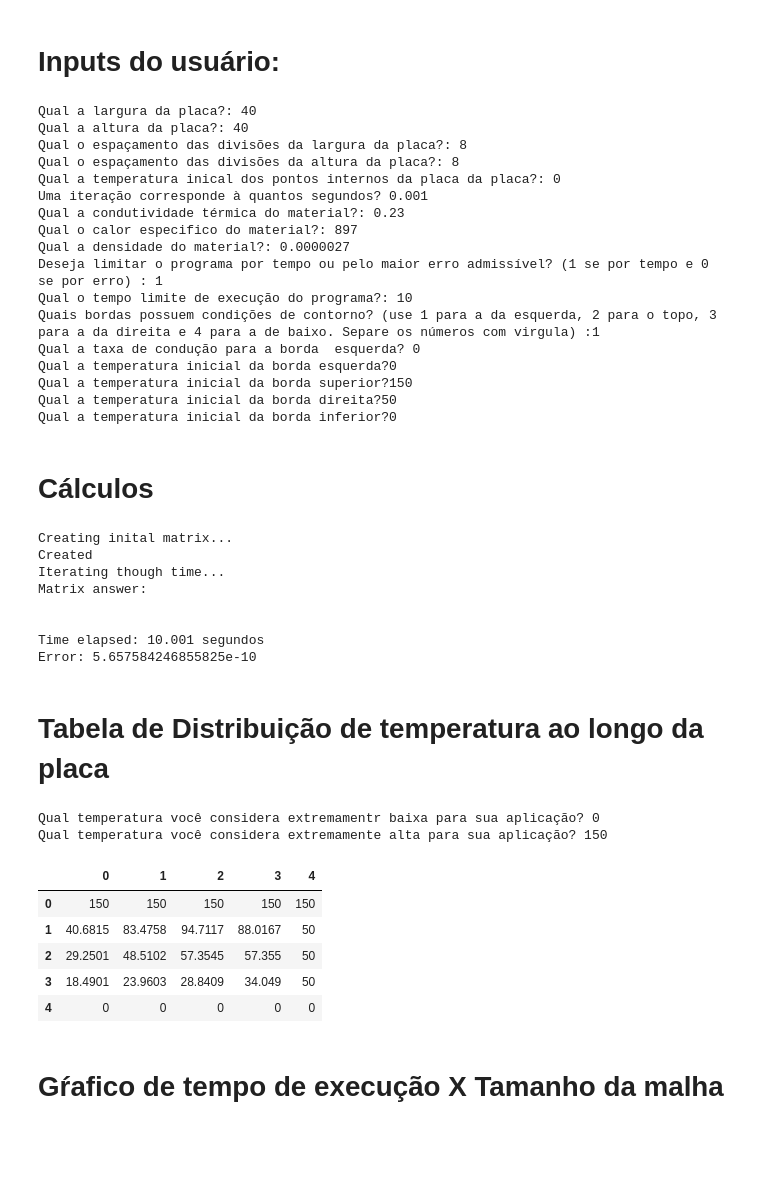
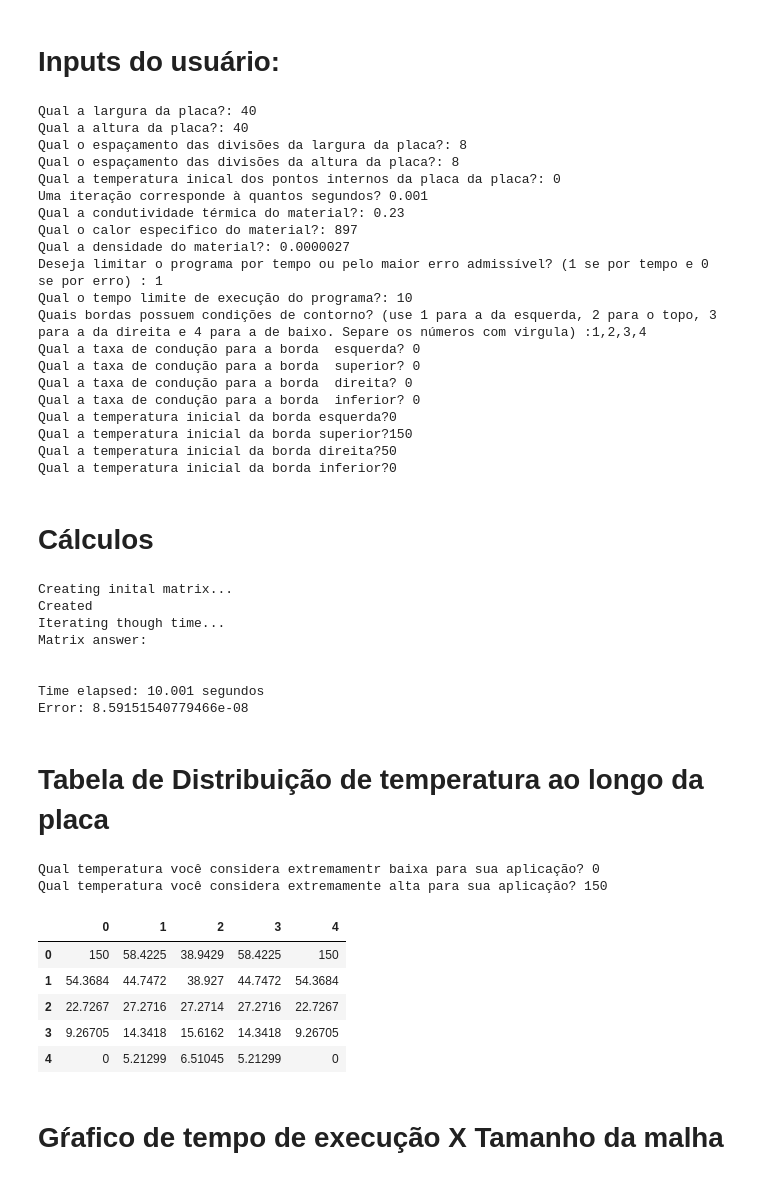
Before and after one commit to chends888/MecSolTransCal-Projetos, a Jupyter notebook: heat/Untitled.ipynb, the cells around one changed output. Cells and saved outputs as stored; diff of their text form; code cells hidden in the pictures; blank space fills up the shorter version.

```diff
--- a/heat/Untitled.ipynb
+++ b/heat/Untitled.ipynb
@@ -21,9 +21,9 @@ density = float(input("Qual a densidade do material?: ")) #2.7 * 10**-6
 alfa = ct/(ce*density) #9.4967 * 10**(-5)
 isByTime = int(input("Deseja limitar o programa por tempo ou pelo maior erro admissível? (1 se por tempo e 0 se por erro) : "))
 if isByTime:
-    maxTimeCalculating = int(input("Qual o tempo limite de execução do programa?: "))#10 #in seconds (só deveria ser pedido para usuario, se o isByTime for True)
+    maxTimeCalculating = float(input("Qual o tempo limite de execução do programa?: "))#10 #in seconds (só deveria ser pedido para usuario, se o isByTime for True)
 else :
-    toleranciaAdmissivel = int(input("Qual o maior erro aceitável?: ")) #0.005 # só deveria ser pedido para usuario, se o isByTime for False
+    toleranciaAdmissivel = float(input("Qual o maior erro aceitável?: ")) #0.005 # só deveria ser pedido para usuario, se o isByTime for False
 whichBorders =  input("Quais bordas possuem condições de contorno? (use 1 para a da esquerda, 2 para o topo, 3 para a da direita e 4 para a de baixo. Separe os números com virgula) :")
 whichBorders = whichBorders.split(',')
 newWhichBorders = [] # numbers from 1 to 4
@@ -57,8 +57,11 @@ Qual o calor especifico do material?: 897
 Qual a densidade do material?: 0.0000027
 Deseja limitar o programa por tempo ou pelo maior erro admissível? (1 se por tempo e 0 se por erro) : 1
 Qual o tempo limite de execução do programa?: 10
-Quais bordas possuem condições de contorno? (use 1 para a da esquerda, 2 para o topo, 3 para a da direita e 4 para a de baixo. Separe os números com virgula) :1
+Quais bordas possuem condições de contorno? (use 1 para a da esquerda, 2 para o topo, 3 para a da direita e 4 para a de baixo. Separe os números com virgula) :1,2,3,4
 Qual a taxa de condução para a borda  esquerda? 0
+Qual a taxa de condução para a borda  superior? 0
+Qual a taxa de condução para a borda  direita? 0
+Qual a taxa de condução para a borda  inferior? 0
 Qual a temperatura inicial da borda esquerda?0
 Qual a temperatura inicial da borda superior?150
 Qual a temperatura inicial da borda direita?50
@@ -123,16 +126,16 @@ while(condition):
                 matrizDeTemp[i][j] = np.float128(Fo * (matrizDeTemp[i+1][j] + matrizDeTemp[i-1][j] + matrizDeTemp[i][j+1] + matrizDeTemp[i][j-1])) + (1 - 4*Fo)*matrizDeTemp[i][j]
             else:
                 if((j==0 and 1 in whichBorders) and (i != 0 and i != xPointsLength-1)):
-                     matrizDeTemp[i][j] = np.float128(Fo * (matrizDeTemp[i+1][j] + 2*deltaX*bordersFlowValue[0] + matrizDeTemp[i][j+1] + matrizDeTemp[i][j-1])) + (1 - 4*Fo)*matrizDeTemp[i][j]
+                     matrizDeTemp[i][j] = np.float128(Fo * (matrizDeTemp[i+1][j] + matrizDeTemp[i-1][j] + matrizDeTemp[i][j+1] + 2*deltaX*bordersFlowValue[0])) + (1 - 4*Fo)*matrizDeTemp[i][j]
 
                 elif((j==yPointsLength-1 and 3 in whichBorders) and (i != 0 and i != xPointsLength-1)):
-                     matrizDeTemp[i][j] = np.float128(Fo * (2*deltaX*bordersFlowValue[2] + matrizDeTemp[i-1][j] + matrizDeTemp[i][j+1] + matrizDeTemp[i][j-1])) + (1 - 4*Fo)*matrizDeTemp[i][j]
+                    matrizDeTemp[i][j] = np.float128(Fo * (matrizDeTemp[i+1][j] + matrizDeTemp[i-1][j] + 2*deltaX*bordersFlowValue[2] + matrizDeTemp[i][j-1])) + (1 - 4*Fo)*matrizDeTemp[i][j]
 
-                elif((i==0 and 4 in whichBorders) and (j != 0 and j != yPointsLength-1)):
-                     matrizDeTemp[i][j] = np.float128(Fo * (matrizDeTemp[i+1][j] + matrizDeTemp[i-1][j] + matrizDeTemp[i][j+1] + 2*deltaY*bordersFlowValue[3])) + (1 - 4*Fo)*matrizDeTemp[i][j]
+                elif((i==0 and 2 in whichBorders) and (j != 0 and j != yPointsLength-1)):
+                     matrizDeTemp[i][j] = np.float128(Fo * (matrizDeTemp[i+1][j] + 2*deltaY*bordersFlowValue[1] + matrizDeTemp[i][j+1] + matrizDeTemp[i][j-1])) + (1 - 4*Fo)*matrizDeTemp[i][j]
 
-                elif((i==xPointsLength-1 and 2 in whichBorders) and (j != 0 and j != yPointsLength-1)):
-                     matrizDeTemp[i][j] = np.float128(Fo * (matrizDeTemp[i-1][j] + matrizDeTemp[i-1][j] +  2*deltaY*bordersFlowValue[1] + matrizDeTemp[i][j-1])) + (1 - 4*Fo)*matrizDeTemp[i][j]
+                elif((i==xPointsLength-1 and 4 in whichBorders) and (j != 0 and j != yPointsLength-1)):
+                     matrizDeTemp[i][j] = np.float128(Fo * (2*deltaY*bordersFlowValue[3] + matrizDeTemp[i-1][j] +matrizDeTemp[i][j+1]   + matrizDeTemp[i][j-1])) + (1 - 4*Fo)*matrizDeTemp[i][j]
             if(not isVertix(i,j)):
                 tempnova = matrizDeTemp[i][j]
                 if(tempnova != 0):
@@ -148,7 +151,7 @@ while(condition):
         if (time*deltaTempo > maxTimeCalculating):
             condition = False
     else:
-        condition = maiorTolerancia > tolerânciaAdmissivel
+        condition = maiorTolerancia > toleranciaAdmissivel
 
 
 
@@ -164,7 +167,7 @@ Matrix answer:
 
 
 Time elapsed: 10.001 segundos
-Error: 5.657584246855825e-10
+Error: 8.59151540779466e-08
 # %% [markdown]
 # Tabela de Distribuição de temperatura ao longo da placa
 # %%
@@ -174,46 +177,46 @@ diff = maximum_value_scale - minimun_value_scale
 def colorChoices(val):
     color= None
     if val <= minimun_value_scale:
-        color = '#36C'
+        color = '#01284d'
     if val <= minimun_value_scale + 1*(diff/12):
-        color = '#06C'
+        color = '#0015b2'
     if val <= minimun_value_scale + 2*(diff/12):
-        color = '#3CF'
+        color = '#001eff'
     elif val <= minimun_value_scale + 3*(diff/12):
-        color = '#9FC'
+        color = '#0085ff'
     elif val <= minimun_value_scale + 4*(diff/12):
-        color = '#9F9'
+        color = '#00b8ff'
     elif val <= minimun_value_scale + 5*(diff/12):
-        color = '#CF6'
+        color = '#00fff9'
     elif val <= minimun_value_scale + 6*(diff/12):
         color = '#00ff6b'
     elif val <= minimun_value_scale + 7*(diff/12):
         color = '#00ff04'
     elif val <= minimun_value_scale + 8*(diff/12):
         color = '#a3ff00'
     elif val <= minimun_value_scale + 9*(diff/12):
         color = '#fdff00'
     elif val <= minimun_value_scale + 10*(diff/12):
         color = '##ffc100'
     elif val <= minimun_value_scale + 11*(diff/12):
         color = '#ff7400'
     else:
         color = '#FF0000'
     return "background-color: {0}".format(color)
 
 
 dataFrame = pd.DataFrame(matrizDeTemp)
 dataFrameEstilizado = dataFrame.style.applymap(colorChoices)
 dataFrameEstilizado
 # %% [output]
 Qual temperatura você considera extremamentr baixa para sua aplicação? 0
 Qual temperatura você considera extremamente alta para sua aplicação? 150
 |  | 0 | 1 | 2 | 3 | 4 |
-| 0 | 150 | 150 | 150 | 150 | 150 |
-| 1 | 40.6815 | 83.4758 | 94.7117 | 88.0167 | 50 |
-| 2 | 29.2501 | 48.5102 | 57.3545 | 57.355 | 50 |
-| 3 | 18.4901 | 23.9603 | 28.8409 | 34.049 | 50 |
-| 4 | 0 | 0 | 0 | 0 | 0 |
+| 0 | 150 | 58.4225 | 38.9429 | 58.4225 | 150 |
+| 1 | 54.3684 | 44.7472 | 38.927 | 44.7472 | 54.3684 |
+| 2 | 22.7267 | 27.2716 | 27.2714 | 27.2716 | 22.7267 |
+| 3 | 9.26705 | 14.3418 | 15.6162 | 14.3418 | 9.26705 |
+| 4 | 0 | 5.21299 | 6.51045 | 5.21299 | 0 |
 # %% [markdown]
 # Gŕafico de tempo de execução X Tamanho da malha
 # %%
```
Also changed, not shown: parts of 1 cell of this notebook.
